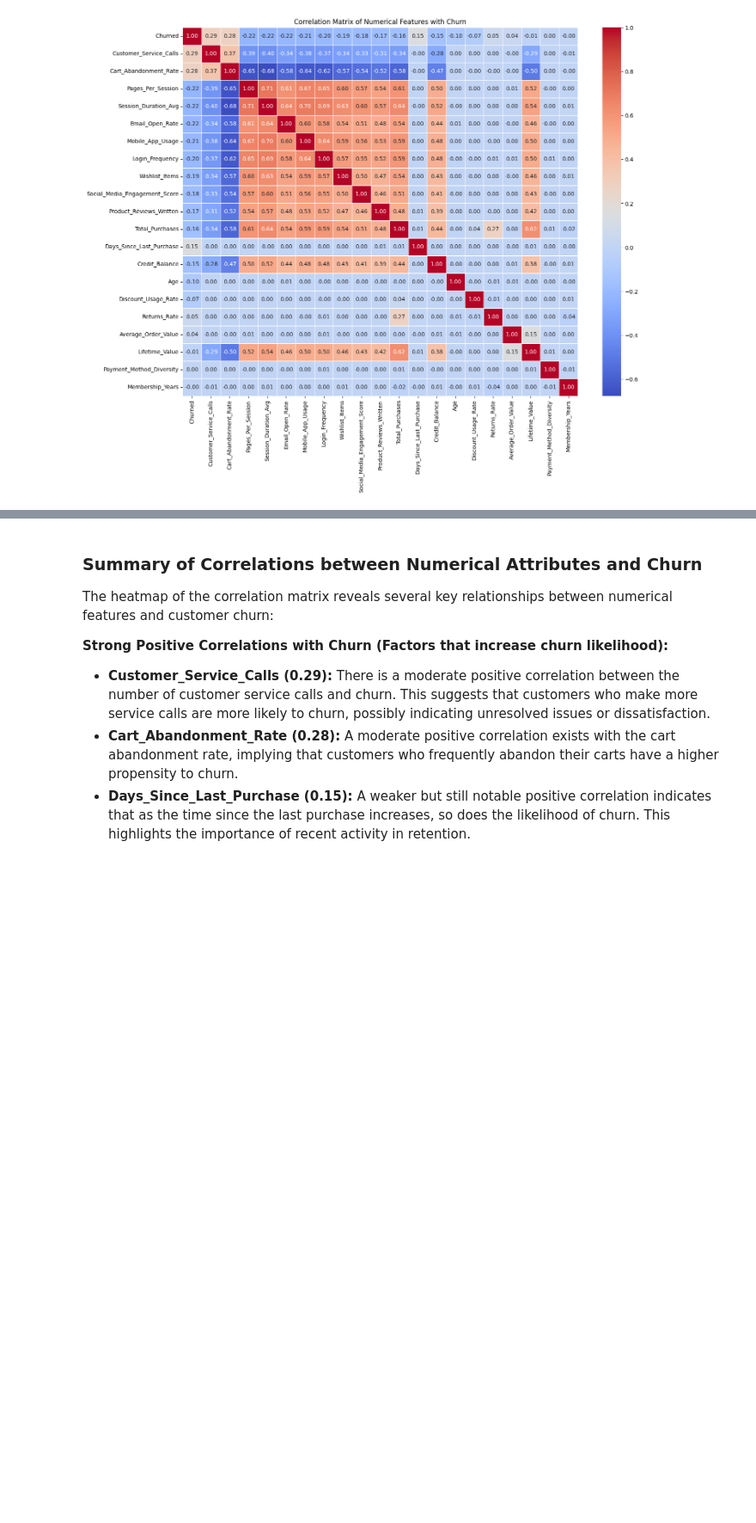
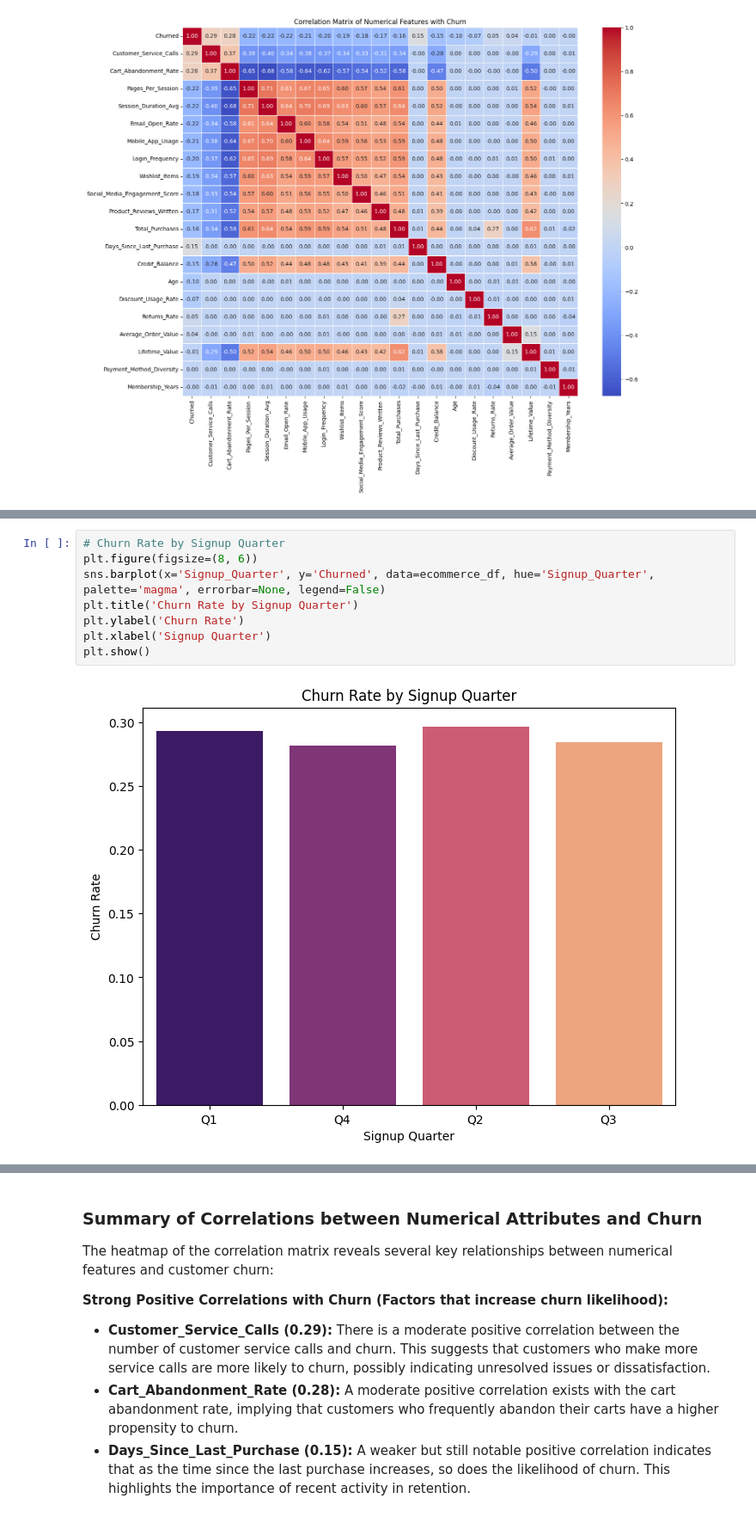
Before and after one commit to TuanNguyenDin/Ecommerce-customer-behavior, a Jupyter notebook: ecommerce_churn.ipynb, the cells around one changed output, grey strips where cells are left out. Shown at 86% size. Drawn from its saved outputs; the diff is of its cells as text; blank space fills up the shorter version.

```diff
--- a/ecommerce_churn.ipynb
+++ b/ecommerce_churn.ipynb
@@ -206,0 +225,10 @@ plt.show()
+# %%
+# Churn Rate by Signup Quarter
+plt.figure(figsize=(8, 6))
+sns.barplot(x='Signup_Quarter', y='Churned', data=ecommerce_df, hue='Signup_Quarter', palette='magma', errorbar=None, legend=False)
+plt.title('Churn Rate by Signup Quarter')
+plt.ylabel('Churn Rate')
+plt.xlabel('Signup Quarter')
+plt.show()
+# %% [output]
+[figure, added]
```
Also changed, not shown: parts of 16 cells of this notebook.
